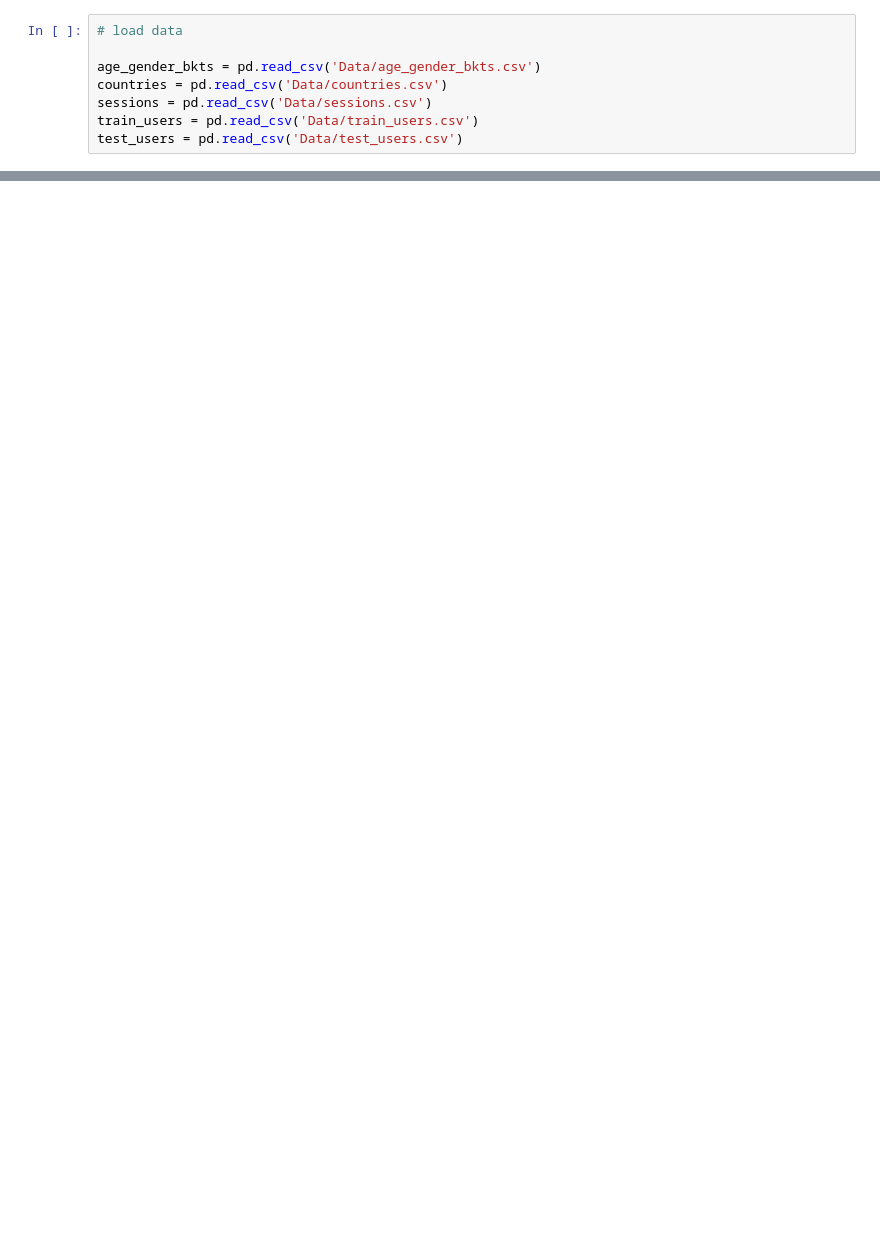
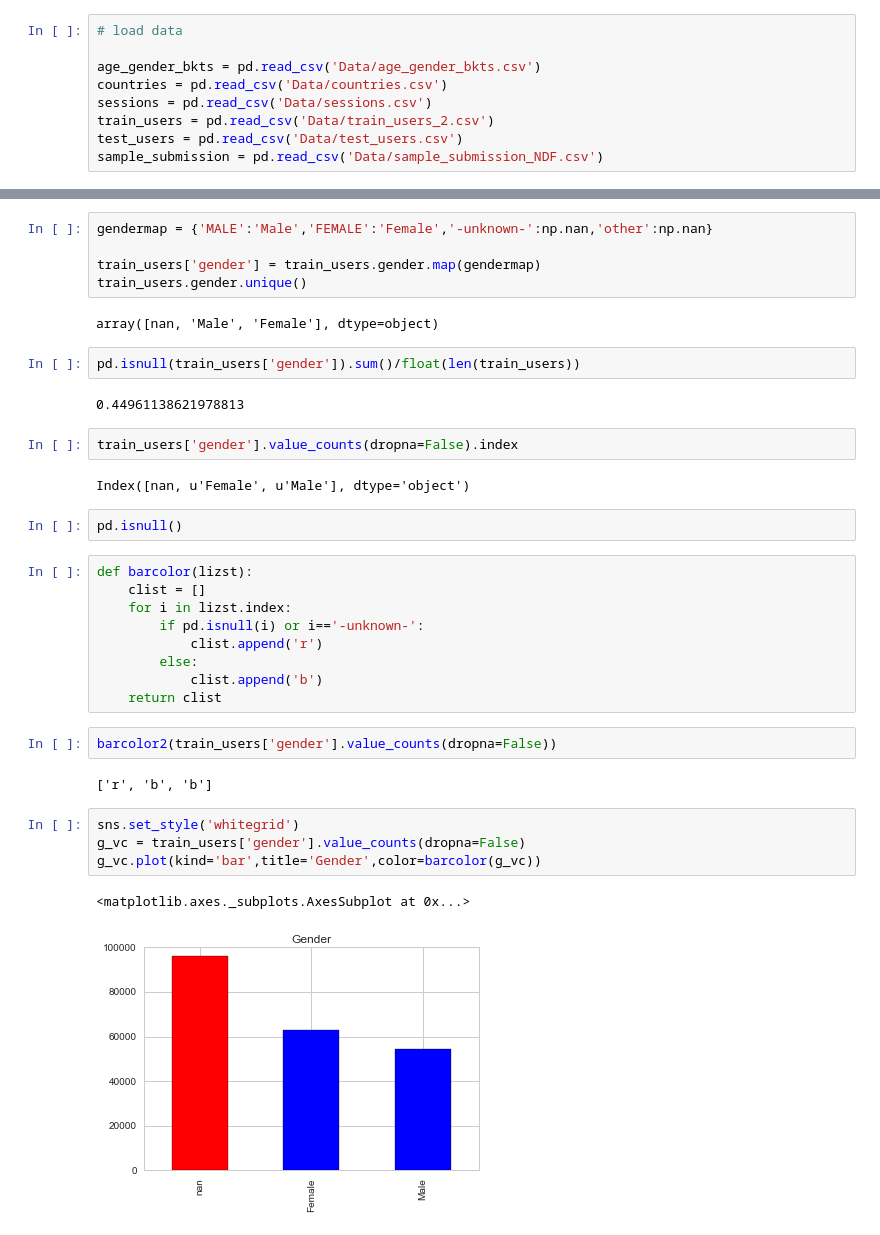
Before and after one commit to derekh34/DAT_SF_18, a Jupyter notebook: Final_Project/DH_Final_Project.ipynb, the cells around one changed output, grey strips where cells are left out. Saved outputs shown, nothing was run; the diff lists cells and outputs as text; blank space fills up the shorter version.

```diff
--- a/Final_Project/DH_Final_Project.ipynb
+++ b/Final_Project/DH_Final_Project.ipynb
@@ -21,5 +25,6 @@ output_notebook()
 age_gender_bkts = pd.read_csv('Data/age_gender_bkts.csv')
 countries = pd.read_csv('Data/countries.csv')
 sessions = pd.read_csv('Data/sessions.csv')
-train_users = pd.read_csv('Data/train_users.csv')
+train_users = pd.read_csv('Data/train_users_2.csv')
 test_users = pd.read_csv('Data/test_users.csv')
+sample_submission = pd.read_csv('Data/sample_submission_NDF.csv')
@@ -78,0 +141,37 @@ array(['Windows Desktop', '-unknown-', 'Mac Desktop', 'Android Phone',
+# %%
+gendermap = {'MALE':'Male','FEMALE':'Female','-unknown-':np.nan,'other':np.nan}
+
+train_users['gender'] = train_users.gender.map(gendermap)
+train_users.gender.unique()
+# %% [output]
+array([nan, 'Male', 'Female'], dtype=object)
+# %%
+pd.isnull(train_users['gender']).sum()/float(len(train_users))
+# %% [output]
+0.44961138621978813
+# %%
+train_users['gender'].value_counts(dropna=False).index
+# %% [output]
+Index([nan, u'Female', u'Male'], dtype='object')
+# %%
+pd.isnull()
+# %%
+def barcolor(lizst):
+    clist = []
+    for i in lizst.index:
+        if pd.isnull(i) or i=='-unknown-':
+            clist.append('r')
+        else:
+            clist.append('b')
+    return clist
+# %%
+barcolor2(train_users['gender'].value_counts(dropna=False))
+# %% [output]
+['r', 'b', 'b']
+# %%
+sns.set_style('whitegrid')
+g_vc = train_users['gender'].value_counts(dropna=False)
+g_vc.plot(kind='bar',title='Gender',color=barcolor(g_vc))
+# %% [output]
+<matplotlib.axes._subplots.AxesSubplot at 0x...>
+[figure, added]
```
Also changed, not shown: parts of 47 cells of this notebook, 2 other files.
